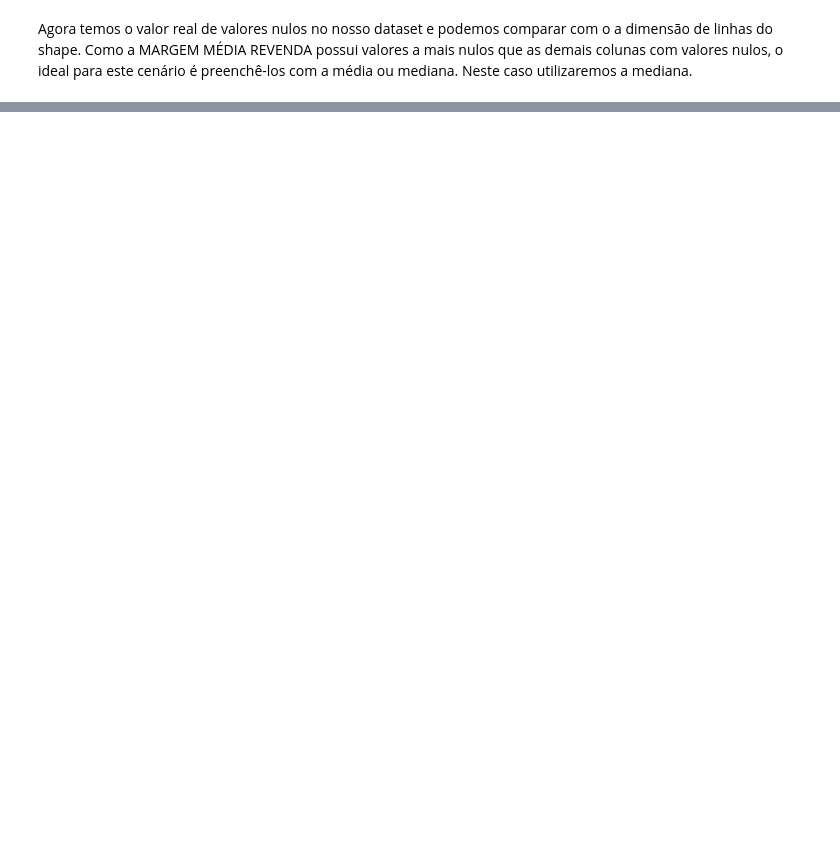
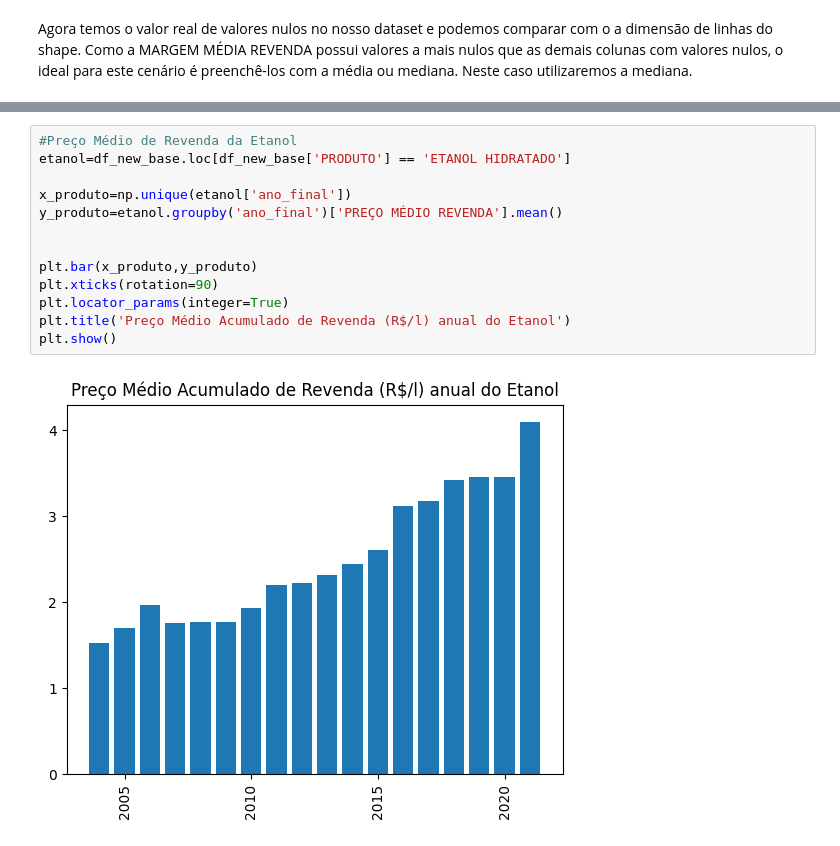
Before and after one commit to manusaleal/EDA_Projeto_Gas, a Jupyter notebook: EDA_Projeto_Gas.ipynb, the cells around one changed output, grey strips where cells are left out. Drawn from its saved outputs; the diff is of its cells as text; blank space fills up the shorter version.

```diff
--- a/EDA_Projeto_Gas.ipynb
+++ b/EDA_Projeto_Gas.ipynb
@@ -215,0 +239,15 @@ Name: PREÇO MÉDIO REVENDA, dtype: float64
+# %%
+#Preço Médio de Revenda da Etanol
+etanol=df_new_base.loc[df_new_base['PRODUTO'] == 'ETANOL HIDRATADO']
+
+x_produto=np.unique(etanol['ano_final'])
+y_produto=etanol.groupby('ano_final')['PREÇO MÉDIO REVENDA'].mean()
+
+
+plt.bar(x_produto,y_produto)
+plt.xticks(rotation=90)
+plt.locator_params(integer=True)
+plt.title('Preço Médio Acumulado de Revenda (R$/l) anual do Etanol')
+plt.show()
+# %% [output]
+[figure, added]
```
Also changed, not shown: parts of 15 cells of this notebook.
